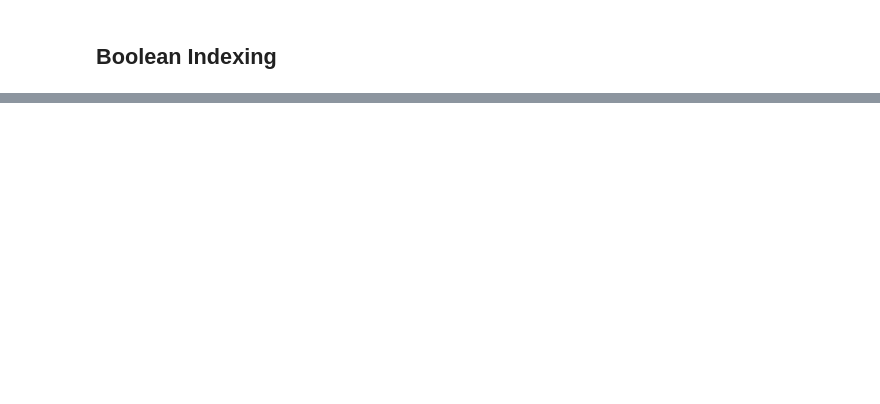
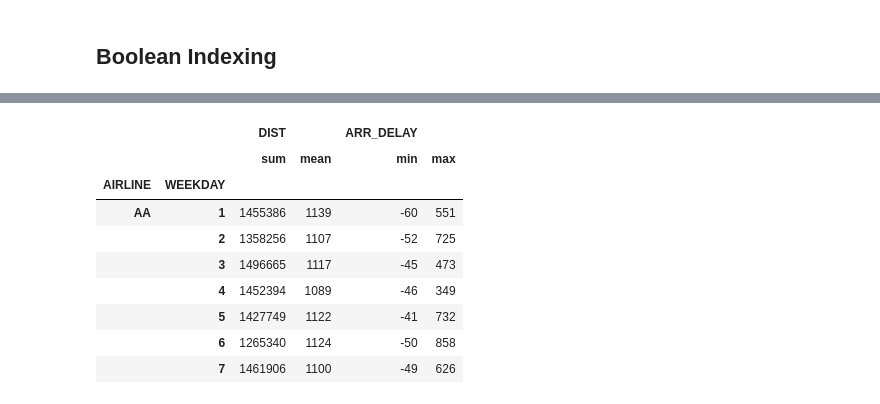
Before and after one commit to timothymadegwa/Env2, a Jupyter notebook: pandas/Pandas ch 5-9.ipynb, the cells around one changed output, grey strips where cells are left out. Cells and saved outputs as stored; diff of their text form; code cells hidden in the pictures; blank space fills up the shorter version.

```diff
--- a/pandas/Pandas ch 5-9.ipynb
+++ b/pandas/Pandas ch 5-9.ipynb
@@ -442,10 +1262,21 @@ flights.groupby(group_cols).agg(agg_dict).head()
 # %%
-flights = pd.read_csv('data/flights.csv')
+flights = pd.read_csv('flights.csv')
 airline_info = flights.groupby(['AIRLINE', 'WEEKDAY'])\
 .agg({'DIST':['sum', 'mean'],
 'ARR_DELAY':['min', 'max']}) \
 .astype(int)
 airline_info.head(7)
+# %% [output]
+|  |  | DIST |  | ARR_DELAY |  |
+|  |  | sum | mean | min | max |
+| AIRLINE | WEEKDAY |  |  |  |  |
+| AA | 1 | 1455386 | 1139 | -60 | 551 |
+|  | 2 | 1358256 | 1107 | -52 | 725 |
+|  | 3 | 1496665 | 1117 | -45 | 473 |
+|  | 4 | 1452394 | 1089 | -46 | 349 |
+|  | 5 | 1427749 | 1122 | -41 | 732 |
+|  | 6 | 1265340 | 1124 | -50 | 858 |
+|  | 7 | 1461906 | 1100 | -49 | 626 |
 # %%
 level0 = airline_info.columns.get_level_values(0)
 # %%
```
Also changed, not shown: parts of 250 cells of this notebook, 1 other file.
